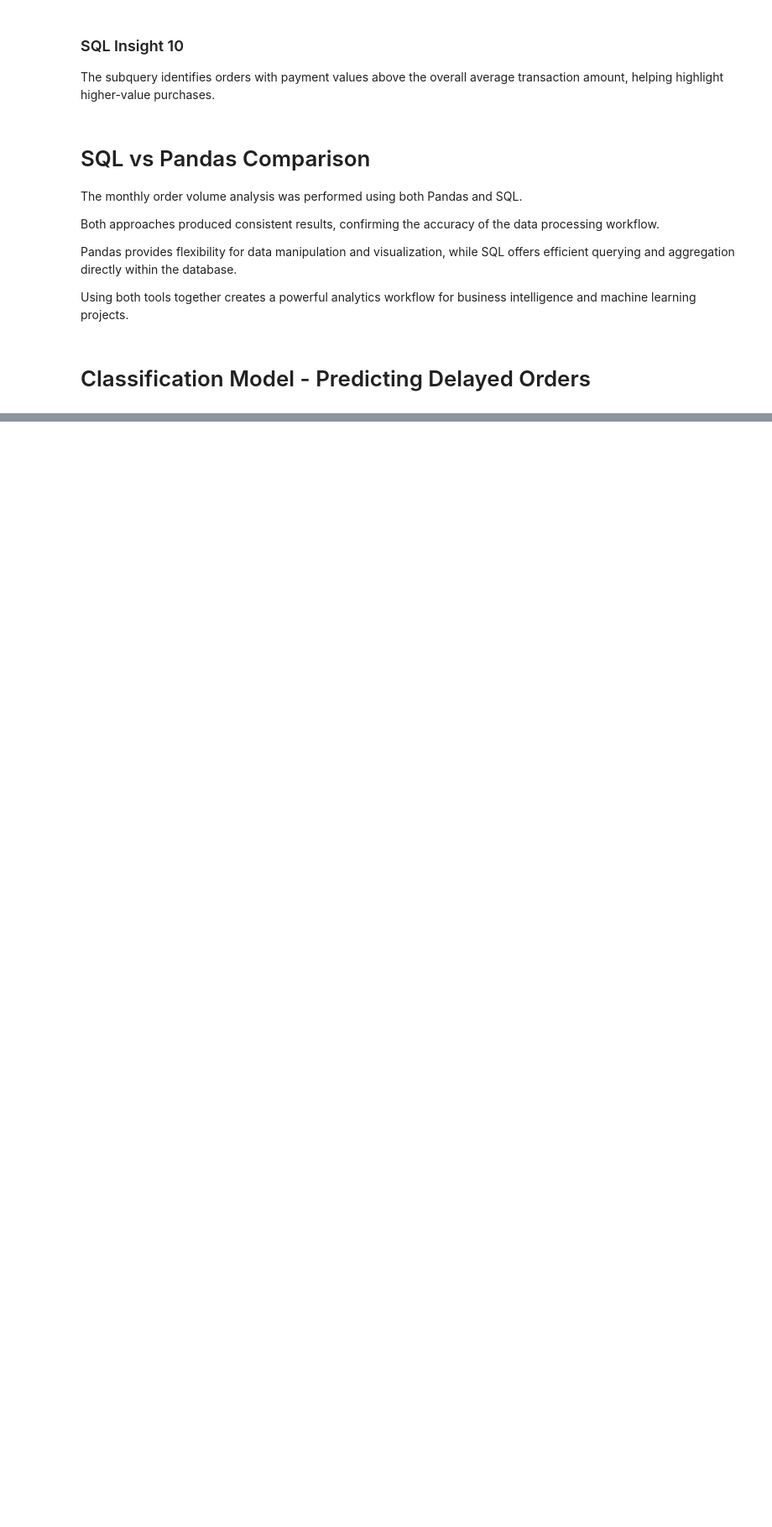
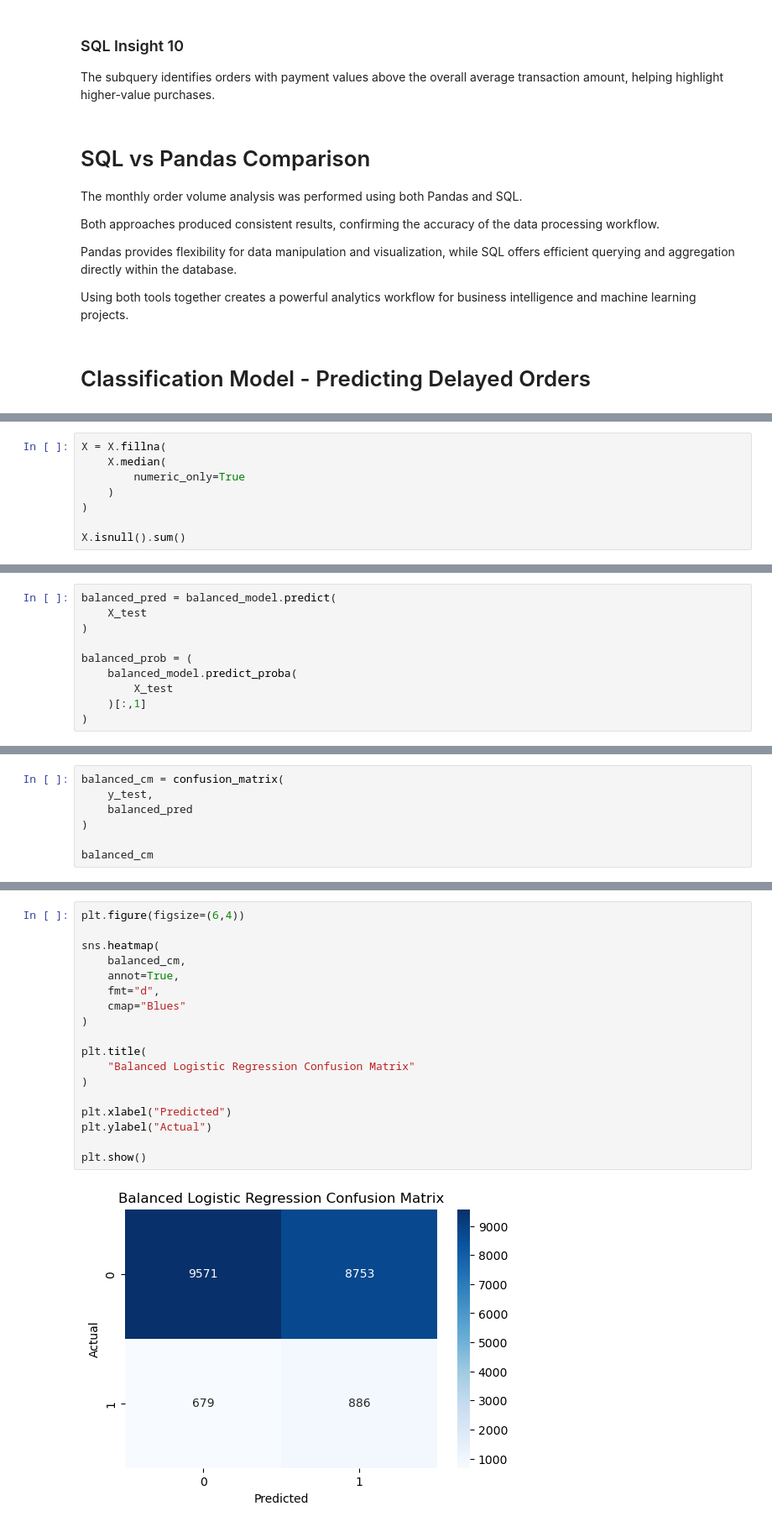
Before and after one commit to gopalsharma43/aiml-crash-gopal, a Jupyter notebook: Day14-Phase2-Project/order_delay_intelligence.ipynb, the cells around one changed output, grey strips where cells are left out. Shown at 84% size. Drawn from its saved outputs; the diff is of its cells as text; blank space fills up the shorter version.

```diff
--- a/Day14-Phase2-Project/order_delay_intelligence.ipynb
+++ b/Day14-Phase2-Project/order_delay_intelligence.ipynb
@@ -657,0 +702,8 @@ Using both tools together creates a powerful analytics workflow for business int
+# %%
+X = X.fillna(
+    X.median(
+        numeric_only=True
+    )
+)
+
+X.isnull().sum()
@@ -657,0 +902,10 @@ Using both tools together creates a powerful analytics workflow for business int
+# %%
+balanced_pred = balanced_model.predict(
+    X_test
+)
+
+balanced_prob = (
+    balanced_model.predict_proba(
+        X_test
+    )[:,1]
+)
@@ -657,0 +961,7 @@ Using both tools together creates a powerful analytics workflow for business int
+# %%
+balanced_cm = confusion_matrix(
+    y_test,
+    balanced_pred
+)
+
+balanced_cm
@@ -657,0 +971,20 @@ Using both tools together creates a powerful analytics workflow for business int
+# %%
+plt.figure(figsize=(6,4))
+
+sns.heatmap(
+    balanced_cm,
+    annot=True,
+    fmt="d",
+    cmap="Blues"
+)
+
+plt.title(
+    "Balanced Logistic Regression Confusion Matrix"
+)
+
+plt.xlabel("Predicted")
+plt.ylabel("Actual")
+
+plt.show()
+# %% [output]
+[figure, added]
```
Also changed, not shown: parts of 38 cells of this notebook, 3 other files.
